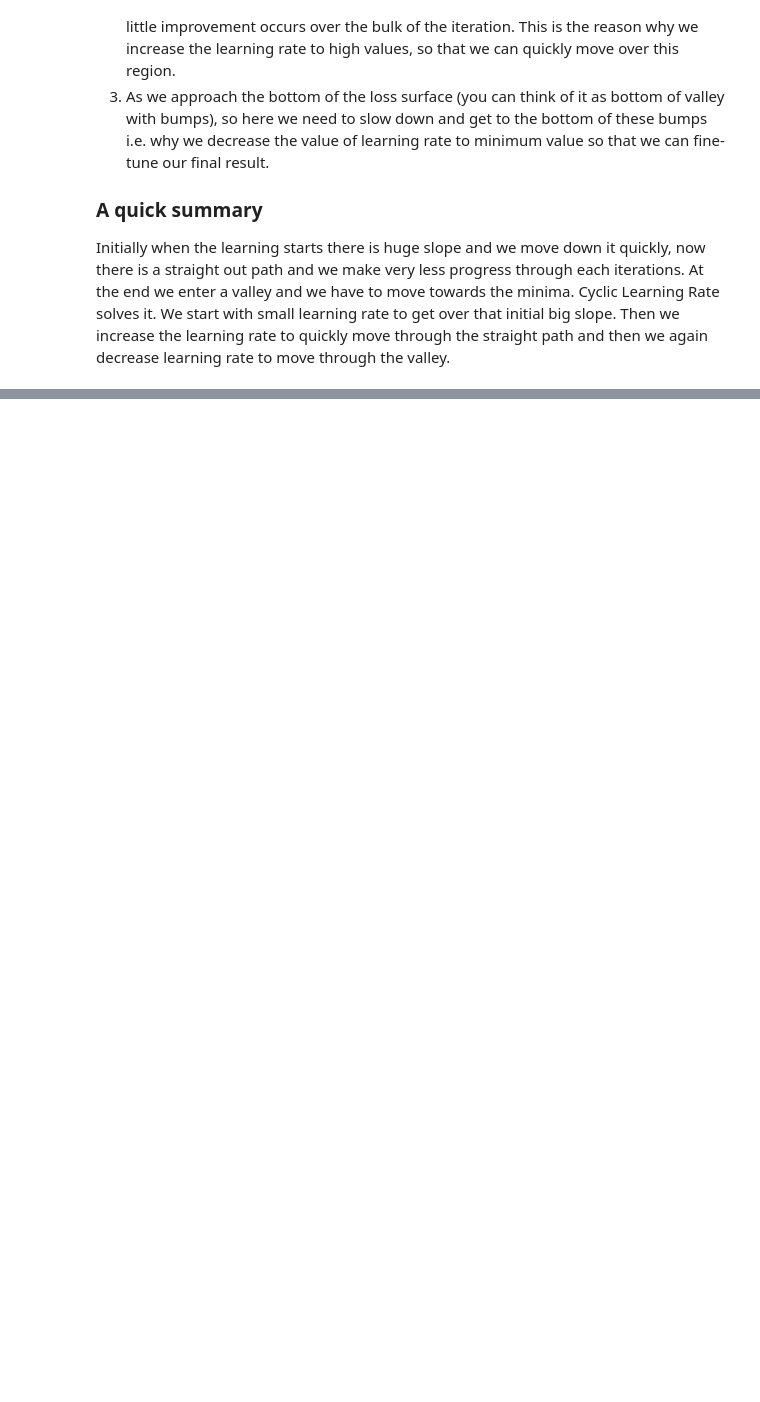
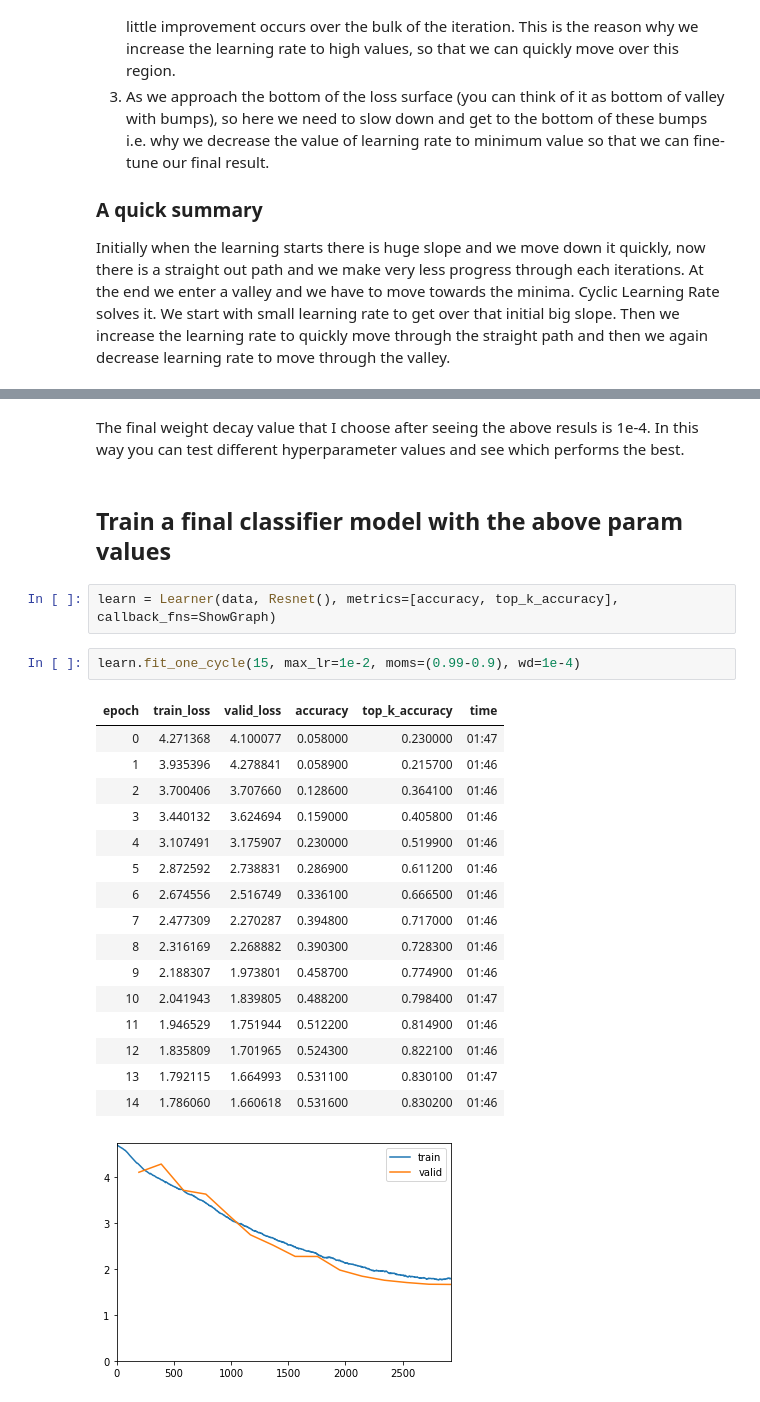
Before and after one commit to KushajveerSingh/Deep-Learning-Notebooks, a Jupyter notebook: Leslie N. Smith paper notebooks (fastai)/main.ipynb, the cells around one changed output, grey strips where cells are left out. Saved outputs shown, nothing was run; the diff lists cells and outputs as text; blank space fills up the shorter version.

```diff
--- a/Leslie N. Smith paper notebooks (fastai)/main.ipynb
+++ b/Leslie N. Smith paper notebooks (fastai)/main.ipynb
@@ -480,0 +601,26 @@ Initially when the learning starts there is huge slope and we move down it quick
+# %% [markdown]
+The final weight decay value that I choose after seeing the above resuls is 1e-4. In this way you can test different hyperparameter values and see which performs the best.
+# %% [markdown]
+## Train a final classifier model with the above param values
+# %%
+learn = Learner(data, Resnet(), metrics=[accuracy, top_k_accuracy], callback_fns=ShowGraph)
+# %%
+learn.fit_one_cycle(15, max_lr=1e-2, moms=(0.99-0.9), wd=1e-4)
+# %% [output]
+| epoch | train_loss | valid_loss | accuracy | top_k_accuracy | time |
+| 0 | 4.271368 | 4.100077 | 0.058000 | 0.230000 | 01:47 |
+| 1 | 3.935396 | 4.278841 | 0.058900 | 0.215700 | 01:46 |
+| 2 | 3.700406 | 3.707660 | 0.128600 | 0.364100 | 01:46 |
+| 3 | 3.440132 | 3.624694 | 0.159000 | 0.405800 | 01:46 |
+| 4 | 3.107491 | 3.175907 | 0.230000 | 0.519900 | 01:46 |
+| 5 | 2.872592 | 2.738831 | 0.286900 | 0.611200 | 01:46 |
+| 6 | 2.674556 | 2.516749 | 0.336100 | 0.666500 | 01:46 |
+| 7 | 2.477309 | 2.270287 | 0.394800 | 0.717000 | 01:46 |
+| 8 | 2.316169 | 2.268882 | 0.390300 | 0.728300 | 01:46 |
+| 9 | 2.188307 | 1.973801 | 0.458700 | 0.774900 | 01:46 |
+| 10 | 2.041943 | 1.839805 | 0.488200 | 0.798400 | 01:47 |
+| 11 | 1.946529 | 1.751944 | 0.512200 | 0.814900 | 01:46 |
+| 12 | 1.835809 | 1.701965 | 0.524300 | 0.822100 | 01:46 |
+| 13 | 1.792115 | 1.664993 | 0.531100 | 0.830100 | 01:47 |
+| 14 | 1.786060 | 1.660618 | 0.531600 | 0.830200 | 01:46 |
+[figure, added]
```
Also changed, not shown: parts of 19 cells of this notebook.
